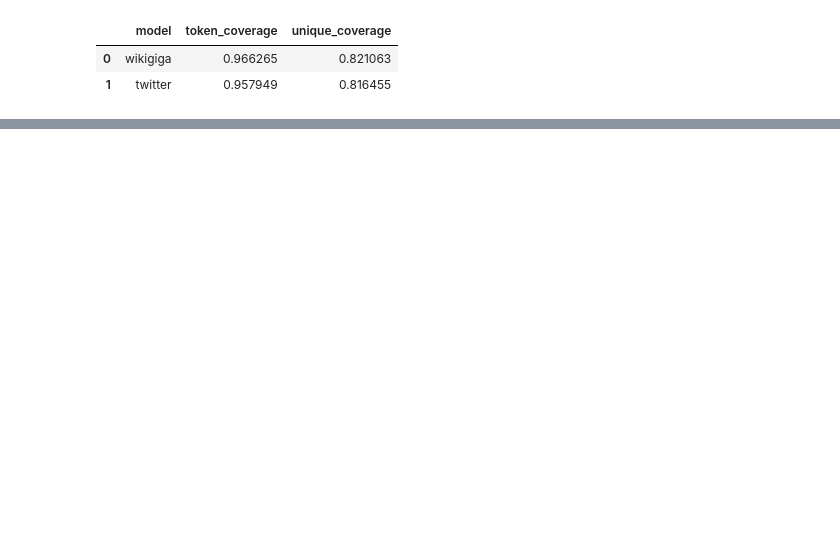
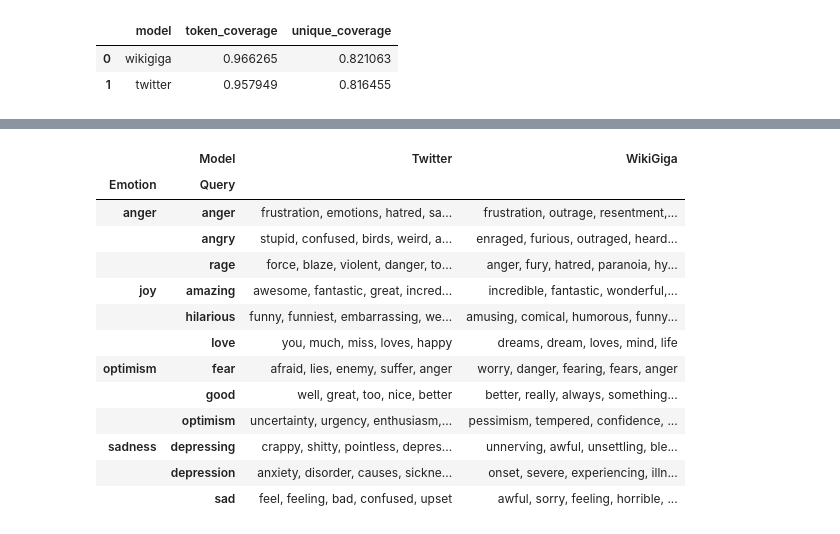
Before and after one commit to samueladrados/nlp_first_assignment, a Jupyter notebook: part2/embed_experiments.ipynb, the cells around one changed output, grey strips where cells are left out. Saved outputs shown, nothing was run; the diff lists cells and outputs as text; code cells hidden in the pictures; blank space fills up the shorter version.

```diff
--- a/part2/embed_experiments.ipynb
+++ b/part2/embed_experiments.ipynb
@@ -108,0 +609,24 @@ e.g. GloVe vs FastText
+# %%
+neighbor_summary = (
+    neighbors_df
+    .groupby(["Emotion", "Query", "Model"])["Neighbor"]
+    .apply(lambda words: ", ".join(words))
+    .unstack("Model")
+)
+
+display(neighbor_summary)
+# %% [output]
+|  | Model | Twitter | WikiGiga |
+| Emotion | Query |  |  |
+| anger | anger | frustration, emotions, hatred, sa... | frustration, outrage, resentment,... |
+|  | angry | stupid, confused, birds, weird, a... | enraged, furious, outraged, heard... |
+|  | rage | force, blaze, violent, danger, to... | anger, fury, hatred, paranoia, hy... |
+| joy | amazing | awesome, fantastic, great, incred... | incredible, fantastic, wonderful,... |
+|  | hilarious | funny, funniest, embarrassing, we... | amusing, comical, humorous, funny... |
+|  | love | you, much, miss, loves, happy | dreams, dream, loves, mind, life |
+| optimism | fear | afraid, lies, enemy, suffer, anger | worry, danger, fearing, fears, anger |
+|  | good | well, great, too, nice, better | better, really, always, something... |
+|  | optimism | uncertainty, urgency, enthusiasm,... | pessimism, tempered, confidence, ... |
+| sadness | depressing | crappy, shitty, pointless, depres... | unnerving, awful, unsettling, ble... |
+|  | depression | anxiety, disorder, causes, sickne... | onset, severe, experiencing, illn... |
+|  | sad | feel, feeling, bad, confused, upset | awful, sorry, feeling, horrible, ... |
```
Also changed, not shown: parts of 31 cells of this notebook.
